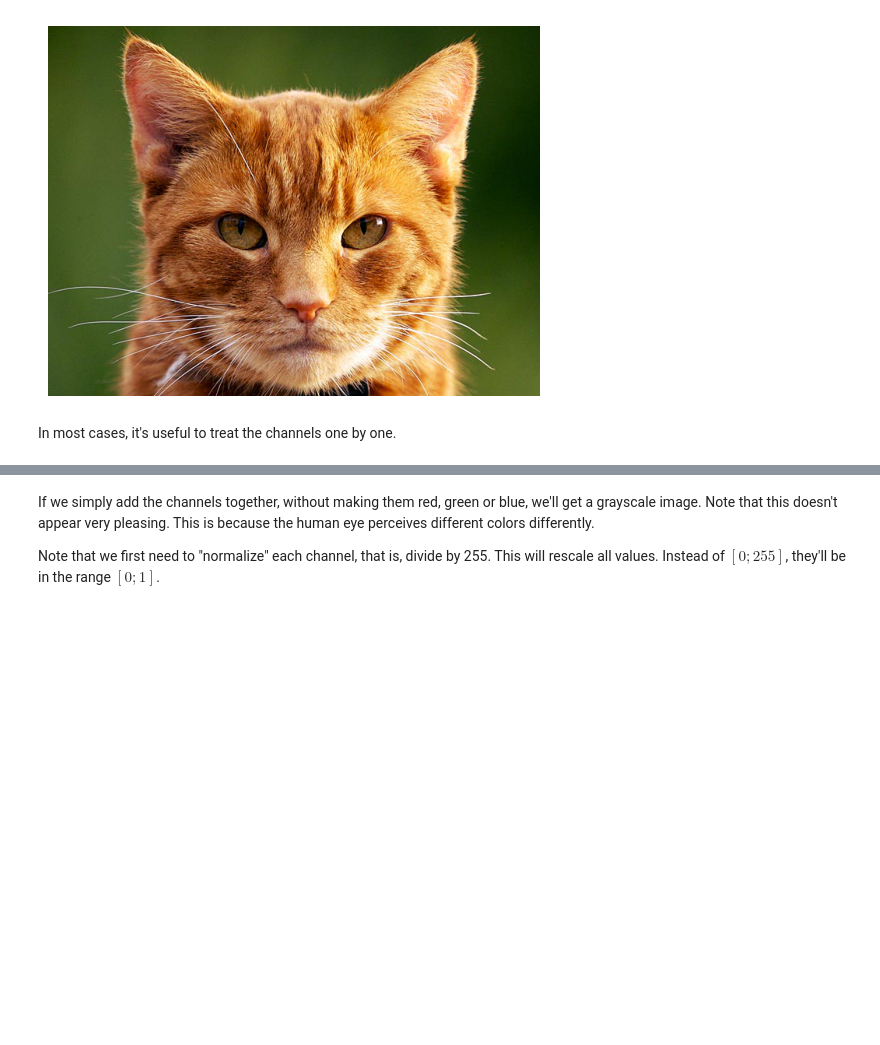
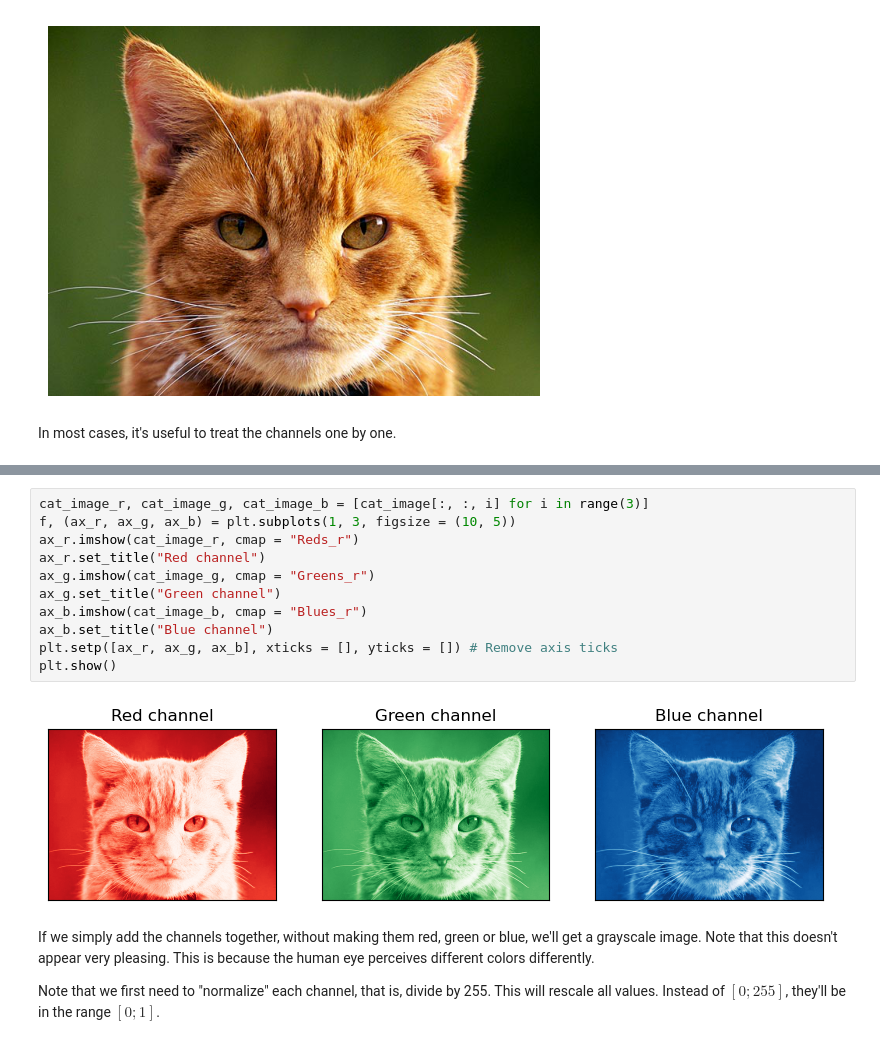
Before and after one commit to tproykov/MathsForDevelopers, a Jupyter notebook: 03.LinearAlgebra/Linear Algebra Exercise.ipynb, the cells around one changed output, grey strips where cells are left out. Saved outputs shown, nothing was run; the diff lists cells and outputs as text; blank space fills up the shorter version.

```diff
--- a/03.LinearAlgebra/Linear Algebra Exercise.ipynb
+++ b/03.LinearAlgebra/Linear Algebra Exercise.ipynb
@@ -528,3 +534,16 @@ plt.show()
+# %%
+cat_image_r, cat_image_g, cat_image_b = [cat_image[:, :, i] for i in range(3)]
+f, (ax_r, ax_g, ax_b) = plt.subplots(1, 3, figsize = (10, 5))
+ax_r.imshow(cat_image_r, cmap = "Reds_r")
+ax_r.set_title("Red channel")
+ax_g.imshow(cat_image_g, cmap = "Greens_r")
+ax_g.set_title("Green channel")
+ax_b.imshow(cat_image_b, cmap = "Blues_r")
+ax_b.set_title("Blue channel")
+plt.setp([ax_r, ax_g, ax_b], xticks = [], yticks = []) # Remove axis ticks
+plt.show()
+# %% [output]
+[figure, added]
 # %% [markdown]
 If we simply add the channels together, without making them red, green or blue, we'll get a grayscale image. Note that this doesn't appear very pleasing. This is because the human eye perceives different colors differently.
 
```
Also changed, not shown: parts of 11 cells of this notebook, 1 other file.
